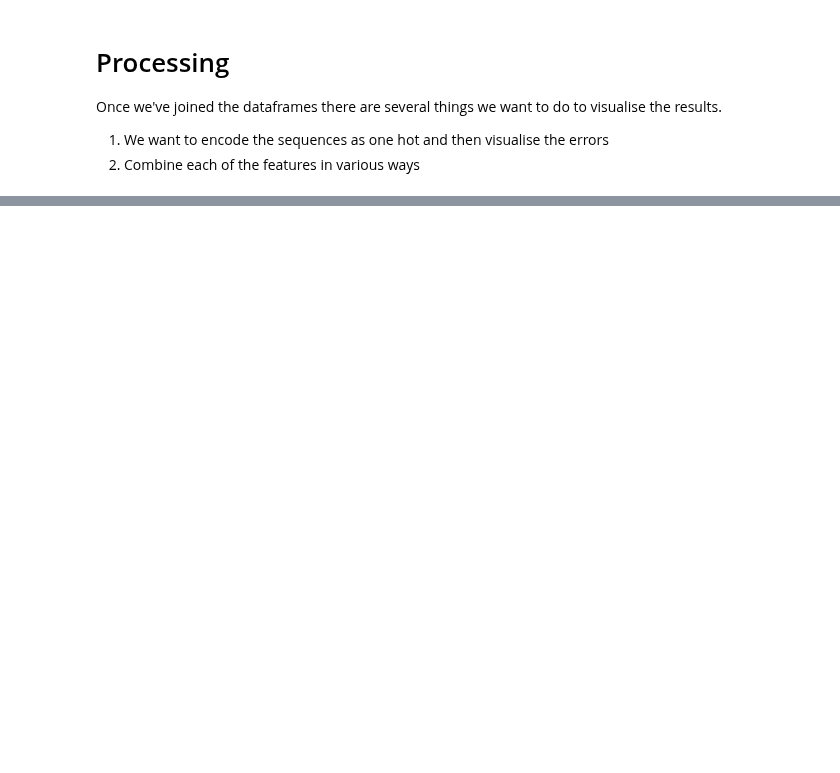
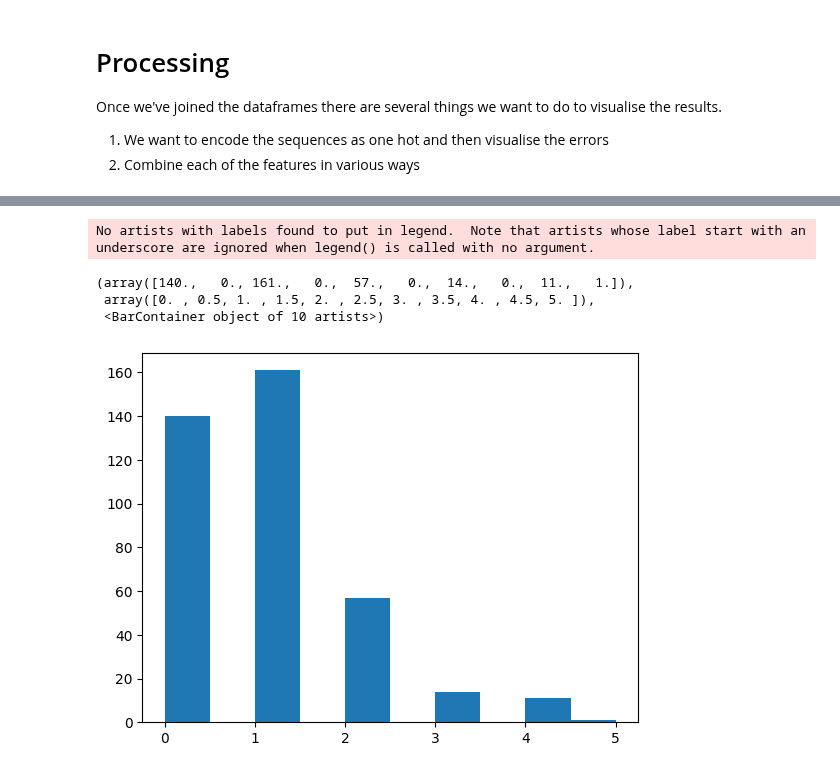
Before and after one commit to fhalab/LevSeq, a Jupyter notebook: manucript/notebooks/Ape AGW/Processing and visulisation.ipynb, the cells around one changed output, grey strips where cells are left out. Drawn from its saved outputs; the diff is of its cells as text; code cells hidden in the pictures; blank space fills up the shorter version.

```diff
--- a/manucript/notebooks/Ape AGW/Processing and visulisation.ipynb
+++ b/manucript/notebooks/Ape AGW/Processing and visulisation.ipynb
@@ -54,9 +54,9 @@ data_df
 384 rows × 9 columns
 # %%
 # Set the index for both of them
-# data_df.set_index('id', inplace=True)
-# evseq_df.set_index('id', inplace=True)
-df = data_df.join(evseq_df, how='inner', lsuffix='_data', rsuffix='_seq')
+data_df.set_index('id', inplace=True)
+evseq_df.set_index('id', inplace=True)
+df = data_df.join(evseq_df, how='inner', lsuffix='_data')
 df
 # %% [output]
 |  | Well_data | Row | Column | Plate_data | cis | trans | Variant_data | Normalized Activity | ... |
@@ -84,0 +238,9 @@ Once we've joined the dataframes there are several things we want to do to visua
+# %%
+plt.scatter(ttdf['PC0'],ttdf['PC1'], c=ttdf['Alignment Count'])
+plt.xlabel('Principal Component 1')
+plt.ylabel('Principal Component 2')
+plt.title('PCA Result')
+plt.legend()
+plt.show()
+# %% [output]
+No artists with labels found to put in legend.  Note that artists whose label start with an underscore are ignored when legend() is called with no argument.
@@ -84,0 +249,9 @@ Once we've joined the dataframes there are several things we want to do to visua
+# %%
+# Now we want to also calculate any "outliers" presumably these will be the ones with many mutations
+df['# mutations'] = [len(x.split('_')) if x != '#PARENT#' else 0 for x in df['Mutations'].values]
+plt.hist(df['# mutations'])
+# %% [output]
+(array([140.,   0., 161.,   0.,  57.,   0.,  14.,   0.,  11.,   1.]),
+ array([0. , 0.5, 1. , 1.5, 2. , 2.5, 3. , 3.5, 4. , 4.5, 5. ]),
+ <BarContainer object of 10 artists>)
+[figure, added]
```
Also changed, not shown: parts of 17 cells of this notebook, 5 other files.
